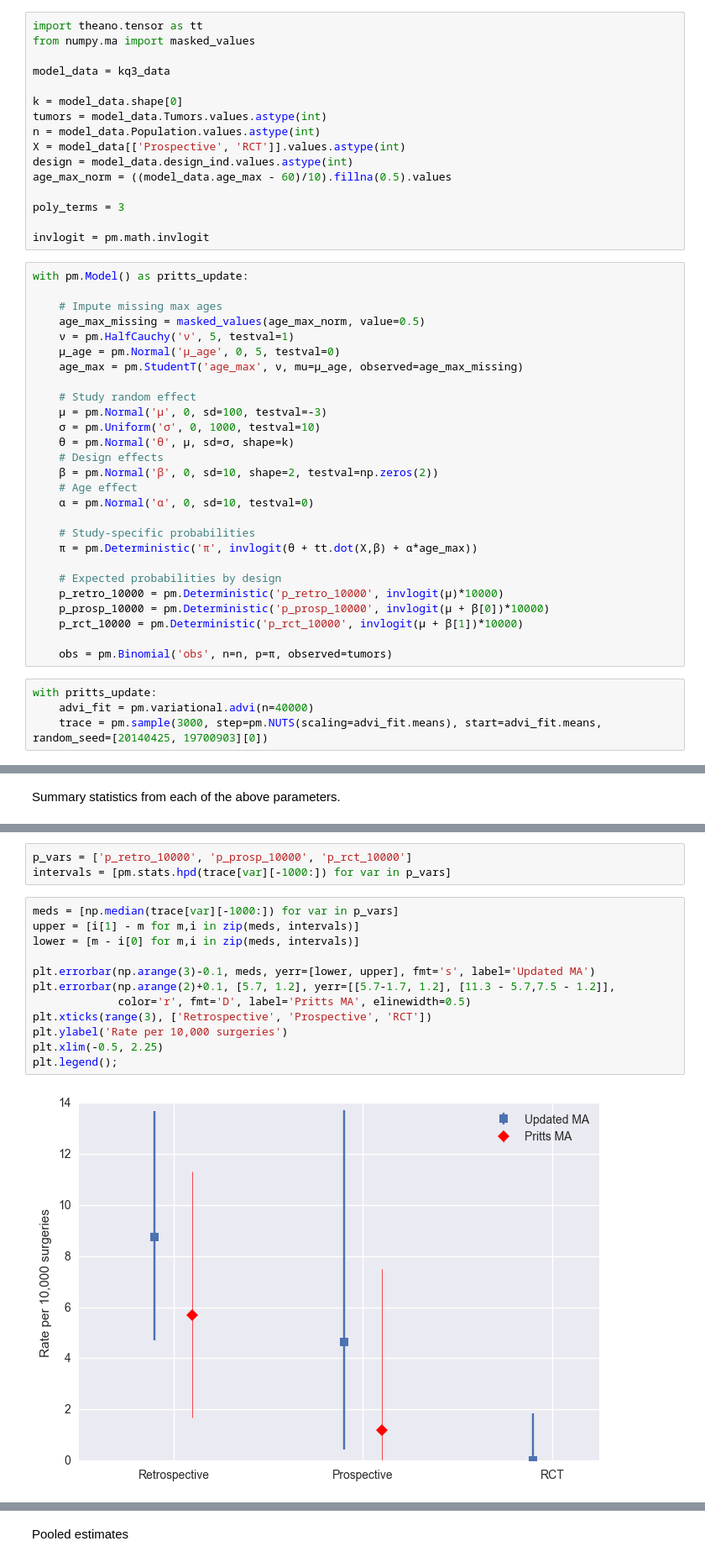
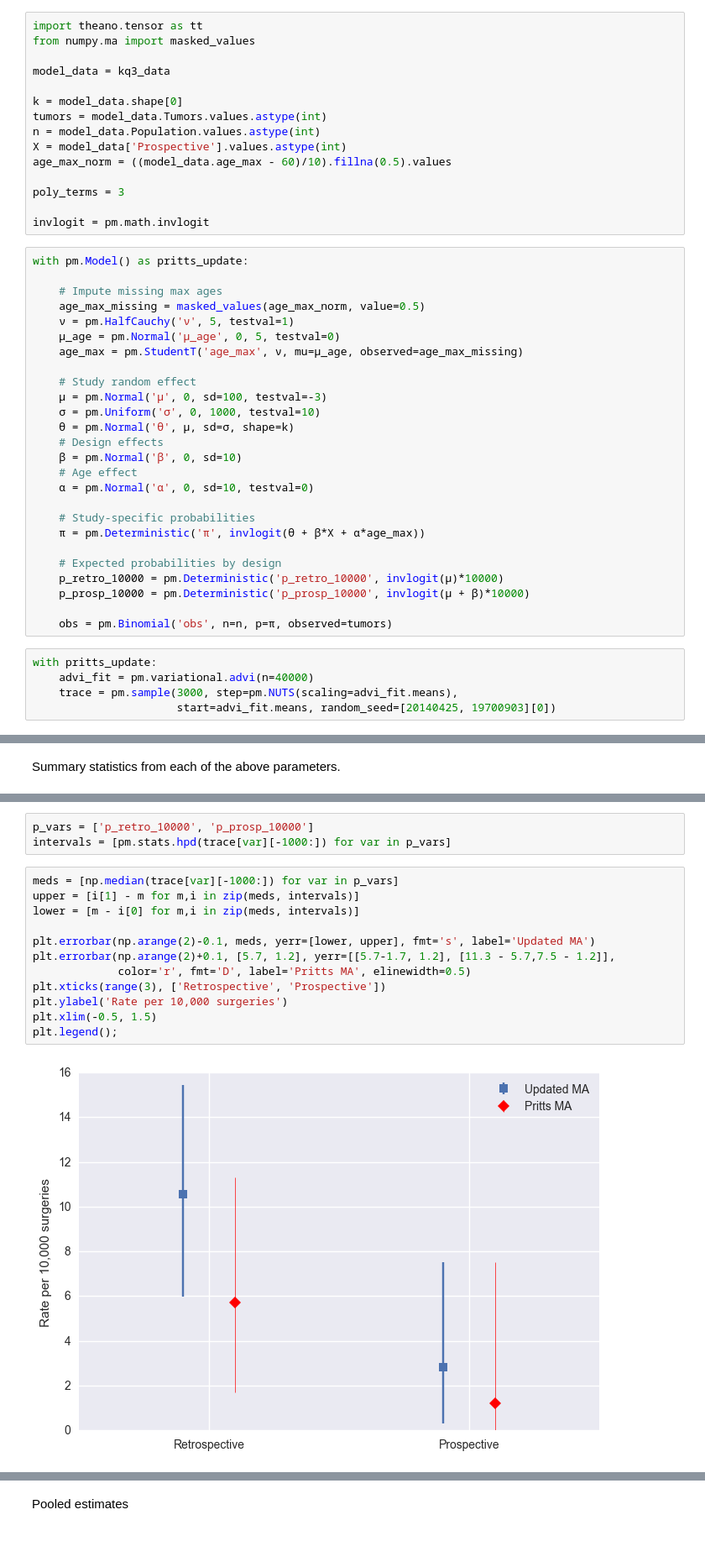
Before and after one commit to VanderbiltPopHealthSci/uterine_fibroids_MA, a Jupyter notebook: Key Question 3 Meta-analysis.ipynb, the cells around one changed output, grey strips where cells are left out. Shown: that part at 84% size. Cells and saved outputs as stored; diff of their text form.

```diff
--- a/Key Question 3 Meta-analysis.ipynb
+++ b/Key Question 3 Meta-analysis.ipynb
@@ -137,8 +105,7 @@ model_data = kq3_data
 k = model_data.shape[0]
 tumors = model_data.Tumors.values.astype(int)
 n = model_data.Population.values.astype(int)
-X = model_data[['Prospective', 'RCT']].values.astype(int)
-design = model_data.design_ind.values.astype(int)
+X = model_data['Prospective'].values.astype(int)
 age_max_norm = ((model_data.age_max - 60)/10).fillna(0.5).values
 
 poly_terms = 3
@@ -158,21 +125,21 @@ with pm.Model() as pritts_update:
     σ = pm.Uniform('σ', 0, 1000, testval=10)
     θ = pm.Normal('θ', μ, sd=σ, shape=k)
     # Design effects
-    β = pm.Normal('β', 0, sd=10, shape=2, testval=np.zeros(2))
+    β = pm.Normal('β', 0, sd=10)
     # Age effect
     α = pm.Normal('α', 0, sd=10, testval=0)
 
     # Study-specific probabilities
-    π = pm.Deterministic('π', invlogit(θ + tt.dot(X,β) + α*age_max))
+    π = pm.Deterministic('π', invlogit(θ + β*X + α*age_max))
 
     # Expected probabilities by design
     p_retro_10000 = pm.Deterministic('p_retro_10000', invlogit(μ)*10000)
-    p_prosp_10000 = pm.Deterministic('p_prosp_10000', invlogit(μ + β[0])*10000)
-    p_rct_10000 = pm.Deterministic('p_rct_10000', invlogit(μ + β[1])*10000)
+    p_prosp_10000 = pm.Deterministic('p_prosp_10000', invlogit(μ + β)*10000)
 
     obs = pm.Binomial('obs', n=n, p=π, observed=tumors)
 # %%
 with pritts_update:
     advi_fit = pm.variational.advi(n=40000)
-    trace = pm.sample(3000, step=pm.NUTS(scaling=advi_fit.means), start=advi_fit.means, random_seed=[20140425, 19700903][0])
+    trace = pm.sample(3000, step=pm.NUTS(scaling=advi_fit.means),
+                      start=advi_fit.means, random_seed=[20140425, 19700903][0])
 # %% [output]
@@ -280,22 +247,22 @@ By comparison, estimates from Pritts' supplement:
 
 ![pritts estimates](pritts_table.png)
 # %%
-p_vars = ['p_retro_10000', 'p_prosp_10000', 'p_rct_10000']
+p_vars = ['p_retro_10000', 'p_prosp_10000']
 intervals = [pm.stats.hpd(trace[var][-1000:]) for var in p_vars]
 # %%
 meds = [np.median(trace[var][-1000:]) for var in p_vars]
 upper = [i[1] - m for m,i in zip(meds, intervals)]
 lower = [m - i[0] for m,i in zip(meds, intervals)]
 
-plt.errorbar(np.arange(3)-0.1, meds, yerr=[lower, upper], fmt='s', label='Updated MA')
+plt.errorbar(np.arange(2)-0.1, meds, yerr=[lower, upper], fmt='s', label='Updated MA')
 plt.errorbar(np.arange(2)+0.1, [5.7, 1.2], yerr=[[5.7-1.7, 1.2], [11.3 - 5.7,7.5 - 1.2]],
              color='r', fmt='D', label='Pritts MA', elinewidth=0.5)
-plt.xticks(range(3), ['Retrospective', 'Prospective', 'RCT'])
+plt.xticks(range(3), ['Retrospective', 'Prospective'])
 plt.ylabel('Rate per 10,000 surgeries')
-plt.xlim(-0.5, 2.25)
+plt.xlim(-0.5, 1.5)
 plt.legend();
 # %% [output]
-[figure, old version]
+[figure, new version]
 # %%
 pm.forestplot(trace[1000:], varnames=['age_max_missing'], ylabels=[''])
 # %% [output]
```
Also changed, not shown: parts of 13 cells of this notebook.
